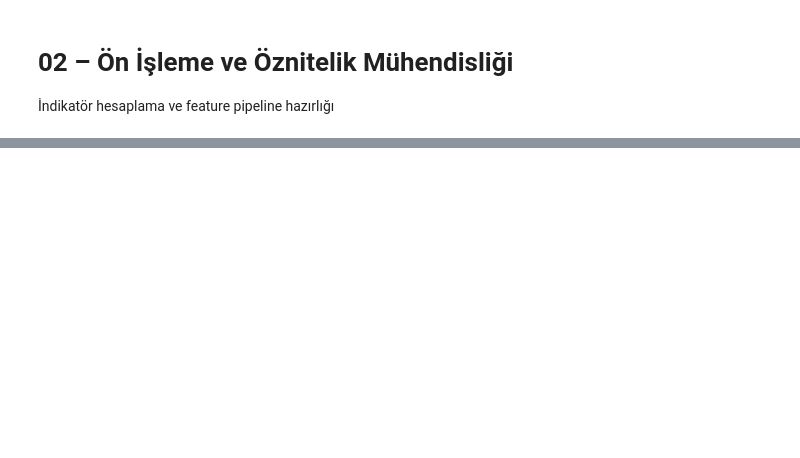
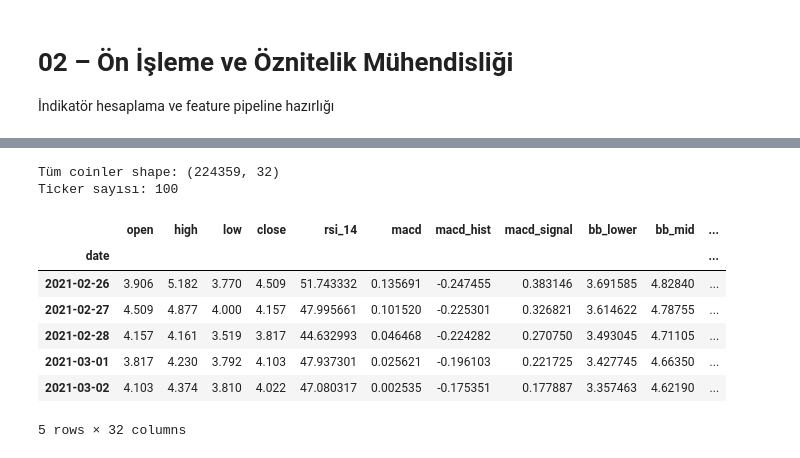
Before and after one commit to sseydaltin/ai-finance-prediction-platform, a Jupyter notebook: notebooks/02_preprocessing.ipynb, the cells around one changed output, grey strips where cells are left out. Drawn from its saved outputs; the diff is of its cells as text; code cells hidden in the pictures; blank space fills up the shorter version.

```diff
--- a/notebooks/02_preprocessing.ipynb
+++ b/notebooks/02_preprocessing.ipynb
@@ -40,0 +68,16 @@ pass
+# %%
+df_all = prepare_all_coins(df)
+print("Tüm coinler shape:", df_all.shape)
+print("Ticker sayısı:", df_all["ticker"].nunique())
+df_all.head()
+# %% [output]
+Tüm coinler shape: (224359, 32)
+Ticker sayısı: 100
+|  | open | high | low | close | rsi_14 | macd | macd_hist | macd_signal | bb_lower | bb_mid | ... |
+| date |  |  |  |  |  |  |  |  |  |  | ... |
+| 2021-02-26 | 3.906 | 5.182 | 3.770 | 4.509 | 51.743332 | 0.135691 | -0.247455 | 0.383146 | 3.691585 | 4.82840 | ... |
+| 2021-02-27 | 4.509 | 4.877 | 4.000 | 4.157 | 47.995661 | 0.101520 | -0.225301 | 0.326821 | 3.614622 | 4.78755 | ... |
+| 2021-02-28 | 4.157 | 4.161 | 3.519 | 3.817 | 44.632993 | 0.046468 | -0.224282 | 0.270750 | 3.493045 | 4.71105 | ... |
+| 2021-03-01 | 3.817 | 4.230 | 3.792 | 4.103 | 47.937301 | 0.025621 | -0.196103 | 0.221725 | 3.427745 | 4.66350 | ... |
+| 2021-03-02 | 4.103 | 4.374 | 3.810 | 4.022 | 47.080317 | 0.002535 | -0.175351 | 0.177887 | 3.357463 | 4.62190 | ... |
+5 rows × 32 columns
```
Also changed, not shown: parts of 13 cells of this notebook, 4 other files.
